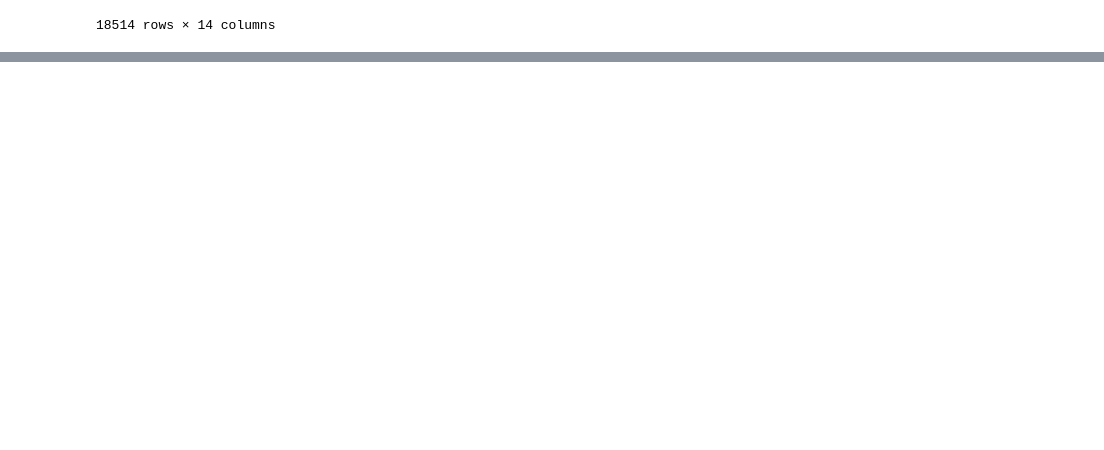
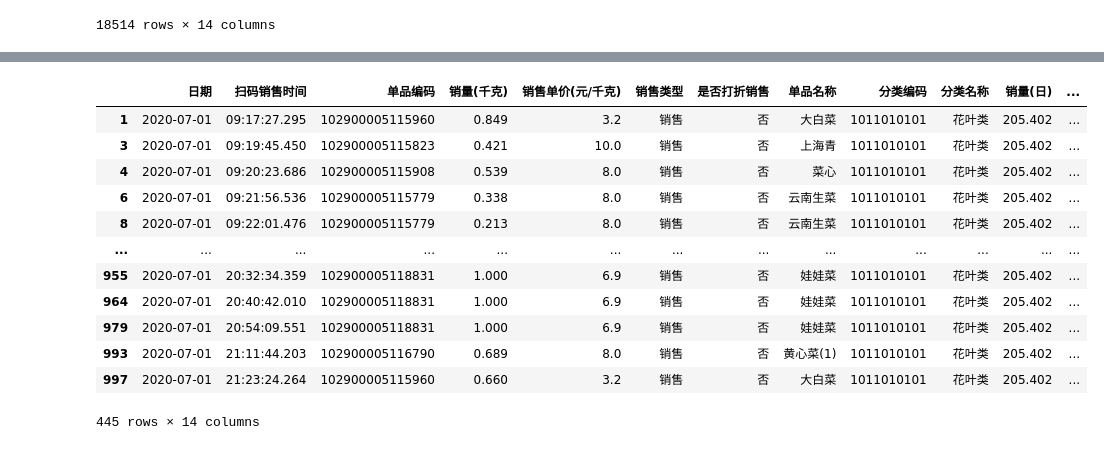
Before and after one commit to 738NGX/2023CUMCM_C, a Jupyter notebook: main.ipynb, the cells around one changed output, grey strips where cells are left out. Drawn from its saved outputs; the diff is of its cells as text; code cells hidden in the pictures; blank space fills up the shorter version.

```diff
--- a/main.ipynb
+++ b/main.ipynb
@@ -383,0 +360,22 @@ KeyError: 'Column not found: 销售数量'
+# %%
+condition2 = ((merged_data['日期'].dt.year.isin([2020,2021,2022])) &
+             (merged_data['日期'].dt.month == 7) &
+             (merged_data['日期'].dt.day.isin(range(1,8))))
+foliage_2_data=merged_data[(merged_data['分类名称']=='花叶类')&condition2]
+# %%
+foliage_2_data[(foliage_2_data['日期'].dt.year==2020)&
+               (merged_data['日期'].dt.day==1)]
+# %% [output]
+|  | 日期 | 扫码销售时间 | 单品编码 | 销量(千克) | 销售单价(元/千克) | 销售类型 | 是否打折销售 | 单品名称 | 分类编码 | 分类名称 | 销量(日) | ... |
+| 1 | 2020-07-01 | 09:17:27.295 | 102900005115960 | 0.849 | 3.2 | 销售 | 否 | 大白菜 | 1011010101 | 花叶类 | 205.402 | ... |
+| 3 | 2020-07-01 | 09:19:45.450 | 102900005115823 | 0.421 | 10.0 | 销售 | 否 | 上海青 | 1011010101 | 花叶类 | 205.402 | ... |
+| 4 | 2020-07-01 | 09:20:23.686 | 102900005115908 | 0.539 | 8.0 | 销售 | 否 | 菜心 | 1011010101 | 花叶类 | 205.402 | ... |
+| 6 | 2020-07-01 | 09:21:56.536 | 102900005115779 | 0.338 | 8.0 | 销售 | 否 | 云南生菜 | 1011010101 | 花叶类 | 205.402 | ... |
+| 8 | 2020-07-01 | 09:22:01.476 | 102900005115779 | 0.213 | 8.0 | 销售 | 否 | 云南生菜 | 1011010101 | 花叶类 | 205.402 | ... |
+| ... | ... | ... | ... | ... | ... | ... | ... | ... | ... | ... | ... | ... |
+| 955 | 2020-07-01 | 20:32:34.359 | 102900005118831 | 1.000 | 6.9 | 销售 | 否 | 娃娃菜 | 1011010101 | 花叶类 | 205.402 | ... |
+| 964 | 2020-07-01 | 20:40:42.010 | 102900005118831 | 1.000 | 6.9 | 销售 | 否 | 娃娃菜 | 1011010101 | 花叶类 | 205.402 | ... |
+| 979 | 2020-07-01 | 20:54:09.551 | 102900005118831 | 1.000 | 6.9 | 销售 | 否 | 娃娃菜 | 1011010101 | 花叶类 | 205.402 | ... |
+| 993 | 2020-07-01 | 21:11:44.203 | 102900005116790 | 0.689 | 8.0 | 销售 | 否 | 黄心菜(1) | 1011010101 | 花叶类 | 205.402 | ... |
+| 997 | 2020-07-01 | 21:23:24.264 | 102900005115960 | 0.660 | 3.2 | 销售 | 否 | 大白菜 | 1011010101 | 花叶类 | 205.402 | ... |
+445 rows × 14 columns
```
Also changed, not shown: parts of 21 cells of this notebook, 11 other files.
